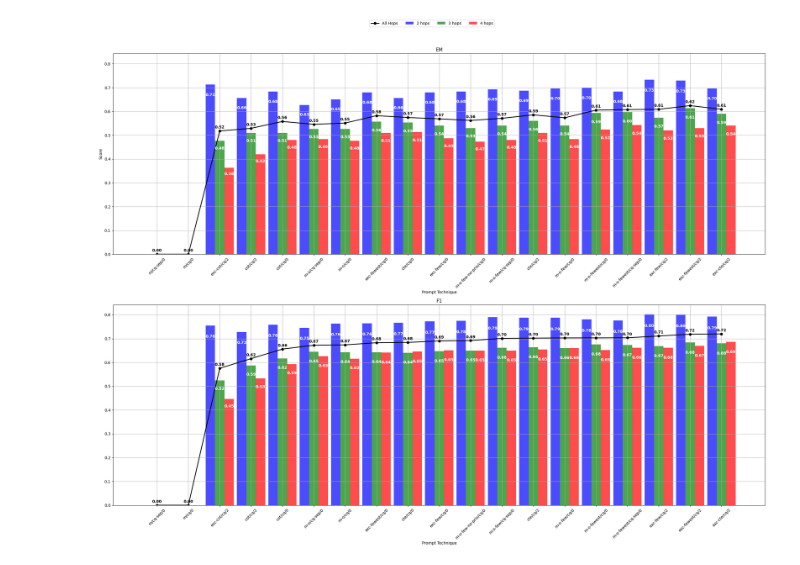
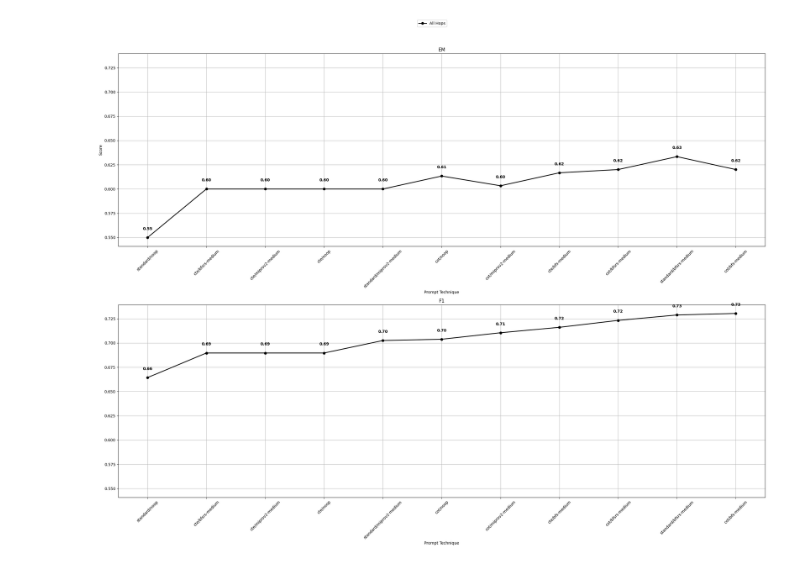
Before and after one commit to bdsaglam/bellem, a Jupyter notebook: dev_nbs/research-mhqa/reports/qa-prompt-optim-experiments.ipynb, the cells around one changed output. Cells and saved outputs as stored; diff of their text form; code cells hidden in the pictures.

```diff
--- a/dev_nbs/research-mhqa/reports/qa-prompt-optim-experiments.ipynb
+++ b/dev_nbs/research-mhqa/reports/qa-prompt-optim-experiments.ipynb
@@ -6,7 +6,7 @@ import matplotlib.pyplot as plt
 # %%
 from bellek.dvc.experiment import load_experiments
 
-experiments = load_experiments('qa-prompt-optim-experiments.json')
+experiments = load_experiments('qa-prompt-optim-experiments3.json')
 print(f"{len(experiments)} experiments")
 experiments[0]
 # %% [output]
@@ -69,2 +54,0 @@ assert parse_n_shot('cot-2-shot.json') == 2
-# %%
-df['params.qa.few_shot_examples'] = df['params.qa.few_shot_examples'].map(parse_n_shot)
@@ -100 +55,3 @@ df['params.qa.system_prompt'] = df['params.qa.system_prompt'].map(lambda x: mapp
+# %%
+target_params = ["params.qa.technique", "params.train.optimizer", "params.qa.temperature"]
 # %%
@@ -112,11 +74,5 @@ run_counts.loc[mask]
 # %%
 # Average metrics over repeated runs (params.run)
-df_avg = (
-    df.groupby(["params.qa.system_prompt", "params.qa.user_prompt_template", "params.qa.few_shot_examples"])[
-        metric_cols
-    ]
-    .mean()
-    .reset_index()
-)
-df_avg[["params.qa.system_prompt", 'params.qa.user_prompt_template', "params.qa.few_shot_examples", *metric_cols]].sort_values('metrics.2hops.f1', ascending=False)
+df_avg = df.groupby(target_params)[metric_cols].mean().reset_index()
+df_avg[[*target_params, *metric_cols]].sort_values("metrics.f1")
 # %% [output]
@@ -161,25 +94,7 @@ df_target.loc[mask].sort_values('metrics.f1', ascending=False).drop(columns=['pa
 # %%
 def plot_metric(ax, x, width, prompts, metrics, title, ylabel=None):
-    bars_2hops = ax.bar(x - width, metrics["2hops"], width, label="2 hops", color="b", alpha=0.7)
-    bars_3hops = ax.bar(x, metrics["3hops"], width, label="3 hops", color="g", alpha=0.7)
-    bars_4hops = ax.bar(x + width, metrics["4hops"], width, label="4 hops", color="r", alpha=0.7)
-
     # Plotting all hops as a line plot
     ax.plot(x, metrics["all"], label="All Hops", color="k", linestyle="-", marker="o", linewidth=2)
-
-    # Adding values inside the bars, just below the top
-    for bars in [bars_2hops, bars_3hops, bars_4hops]:
-        for bar in bars:
-            ax.text(
-                bar.get_x() + bar.get_width() / 2,
-                bar.get_height() - (bar.get_height() * 0.05),
-                f"{bar.get_height():.2f}",
-                ha="center",
-                va="top",
-                fontsize=10,
-                color="white",
-                fontweight="bold",
-            )
 
     # Adding values on top of the line plot
     for i, value in enumerate(metrics["all"]):
@@ -203,38 +118,35 @@ def plot_metric(ax, x, width, prompts, metrics, title, ylabel=None):
     ax.grid(True)
 
 
 # Creating subplots for Exact Match and F1, separating them for clarity
 fig, (ax1, ax2) = plt.subplots(2, 1, figsize=(24, 18), sharey=True)
 
 width = 0.3  # Bar width adjustment
 
 # Changing the order of prompts to standard, cot-zs, cot-fs, cte
-prompts = [f"{sp}/{up}/{fs}" for sp, up, fs in zip(df_target['params.qa.system_prompt'].values, df_target["params.qa.user_prompt_template"].values, df_target['params.qa.few_shot_examples'].values)]
+prompts = [
+    f"{pt}/{optim}"
+    for pt, optim in zip(df_target["params.qa.technique"].values, df_target["params.train.optimizer"].values)
+]
 x = np.arange(len(prompts))
 
 # Plotting Exact Match
 metrics_em = {
-    "2hops": df_target["metrics.2hops.exact_match"].values,
-    "3hops": df_target["metrics.3hops.exact_match"].values,
-    "4hops": df_target["metrics.4hops.exact_match"].values,
     "all": df_target["metrics.exact_match"].values,
 }
 plot_metric(ax1, x, width, prompts, metrics_em, title="EM", ylabel="Score")
 
 # Plotting F1
 metrics_f1 = {
-    "2hops": df_target["metrics.2hops.f1"].values,
-    "3hops": df_target["metrics.3hops.f1"].values,
-    "4hops": df_target["metrics.4hops.f1"].values,
     "all": df_target["metrics.f1"].values,
 }
 plot_metric(ax2, x, width, prompts, metrics_f1, title="F1")
 
 # Creating a shared legend outside the plots
 handles, labels = ax1.get_legend_handles_labels()
 fig.legend(handles, labels, loc="upper center", bbox_to_anchor=(0.5, 1.05), ncol=4)
 
 plt.tight_layout()
 plt.show()
 # %% [output]
-[figure, old version]
+[figure, new version]
```
Also changed, not shown: parts of 8 cells of this notebook, 3 other files.
